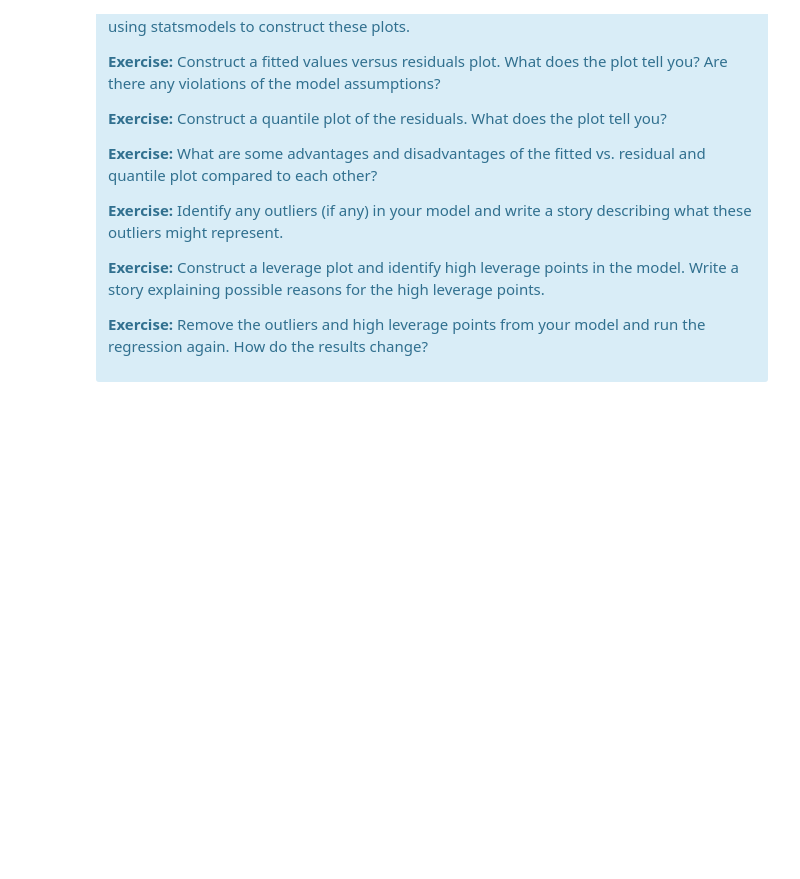
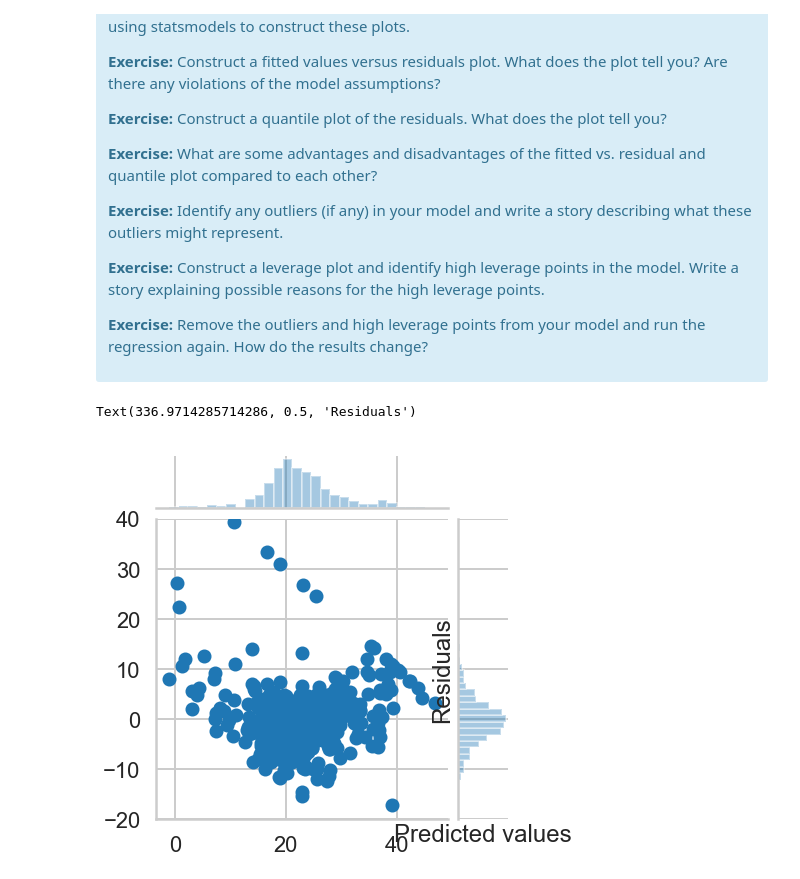
Before and after one commit to shubacca/Linear-Regression-Boston-Housing-Data, a Jupyter notebook: linear_regression/Boston_Housing_Linear_Regression.ipynb, the cells around one changed output. Cells and saved outputs as stored; diff of their text form; code cells hidden in the pictures; blank space fills up the shorter version.

```diff
--- a/linear_regression/Boston_Housing_Linear_Regression.ipynb
+++ b/linear_regression/Boston_Housing_Linear_Regression.ipynb
@@ -777,0 +822,4 @@ Exception: Data must be 1-dimensional
+# %%
+# your turn
+three_var = ols('PRICE ~ CRIM + RM + PTRATIO', bos).fit()
+print(three_var.summary())
@@ -856,0 +948,14 @@ There are some other issues that are important investigate with linear regressio
+# %%
+# Your turn.
+# Residuals = true value - predicted value
+
+residuals = bos.PRICE - three_var.predict(bos[['CRIM','RM','PTRATIO']])
+sns.jointplot(three_var.predict(bos[['CRIM','RM','PTRATIO']]), residuals)
+plt.ylim(-20,40)
+plt.xlabel('Predicted values')
+plt.ylabel('Residuals')
+
+#There is no pattern in the plot above, which doesn't violate the model assumptions.
+# %% [output]
+Text(336.9714285714286, 0.5, 'Residuals')
+[figure, added]
```
Also changed, not shown: parts of 23 cells of this notebook.
